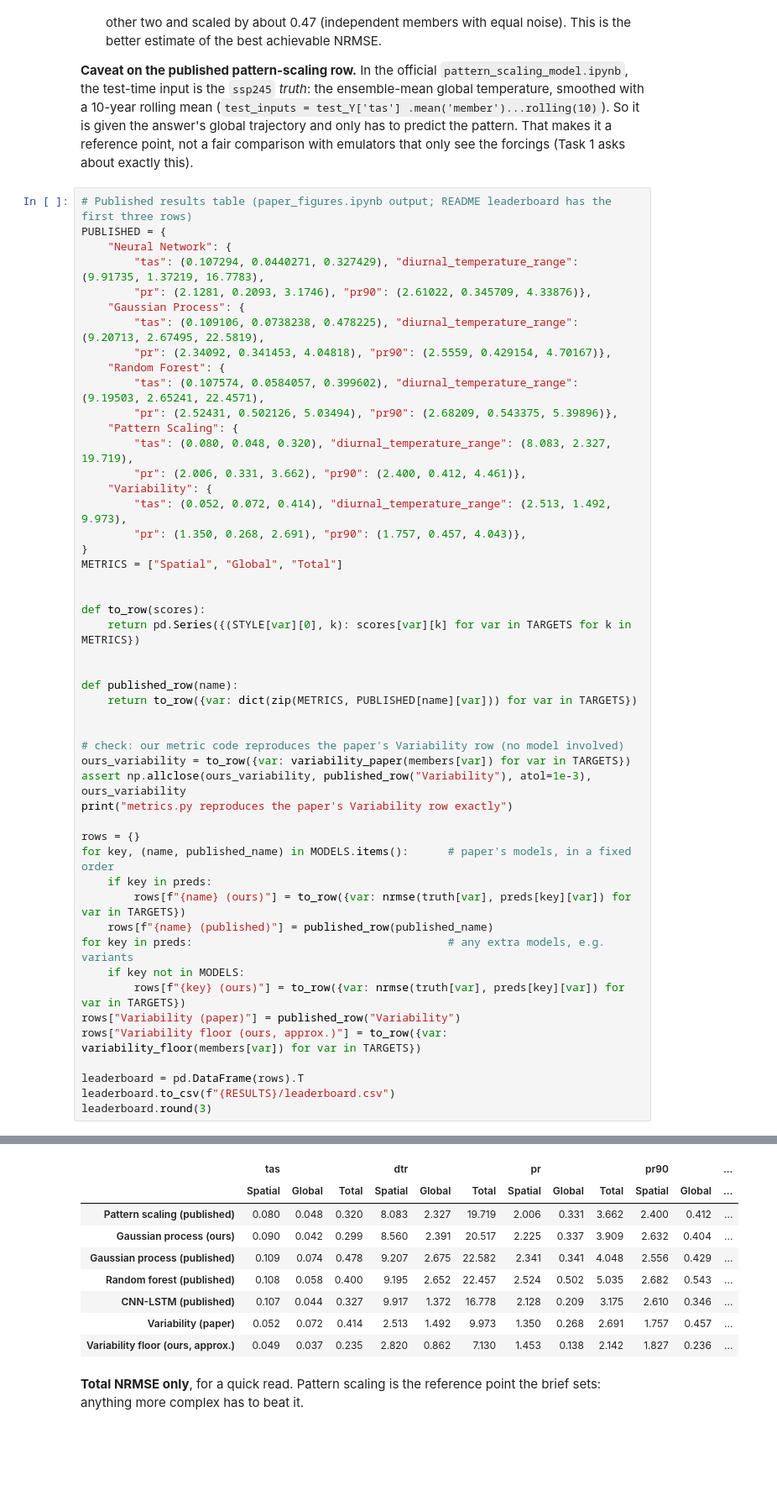
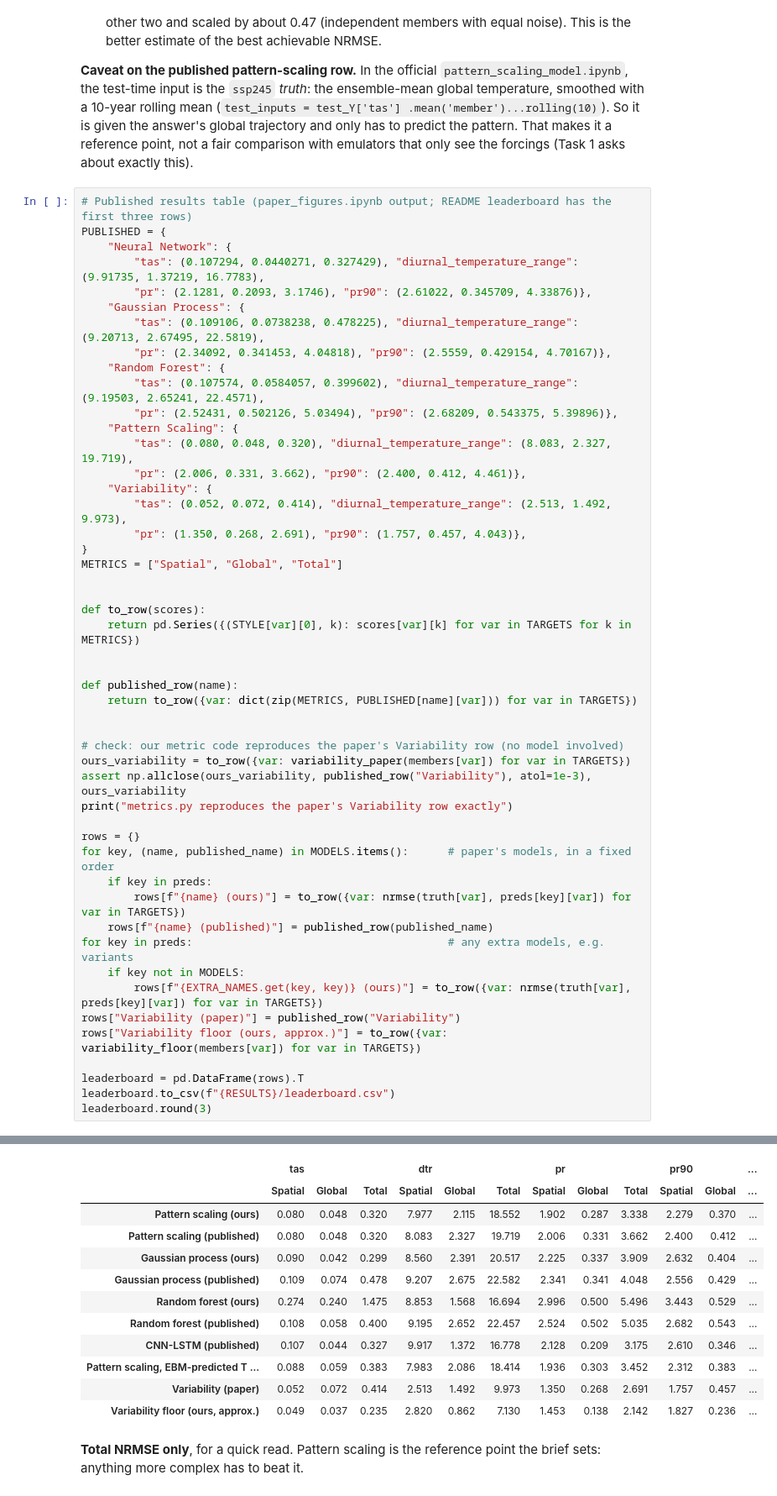
Before and after one commit to romanzrespicio/DSC180-D06-JCM-Project, a Jupyter notebook: notebooks/Week3_Leaderboard.ipynb, the cells around one changed output, grey strips where cells are left out. Shown at 84% size. Saved outputs shown, nothing was run; the diff lists cells and outputs as text; blank space fills up the shorter version.

```diff
--- a/notebooks/Week3_Leaderboard.ipynb
+++ b/notebooks/Week3_Leaderboard.ipynb
@@ -131,39 +137,42 @@ METRICS = ["Spatial", "Global", "Total"]
 def to_row(scores):
     return pd.Series({(STYLE[var][0], k): scores[var][k] for var in TARGETS for k in METRICS})
 
 
 def published_row(name):
     return to_row({var: dict(zip(METRICS, PUBLISHED[name][var])) for var in TARGETS})
 
 
 # check: our metric code reproduces the paper's Variability row (no model involved)
 ours_variability = to_row({var: variability_paper(members[var]) for var in TARGETS})
 assert np.allclose(ours_variability, published_row("Variability"), atol=1e-3), ours_variability
 print("metrics.py reproduces the paper's Variability row exactly")
 
 rows = {}
 for key, (name, published_name) in MODELS.items():      # paper's models, in a fixed order
     if key in preds:
         rows[f"{name} (ours)"] = to_row({var: nrmse(truth[var], preds[key][var]) for var in TARGETS})
     rows[f"{name} (published)"] = published_row(published_name)
 for key in preds:                                       # any extra models, e.g. variants
     if key not in MODELS:
-        rows[f"{key} (ours)"] = to_row({var: nrmse(truth[var], preds[key][var]) for var in TARGETS})
+        rows[f"{EXTRA_NAMES.get(key, key)} (ours)"] = to_row({var: nrmse(truth[var], preds[key][var]) for var in TARGETS})
 rows["Variability (paper)"] = published_row("Variability")
 rows["Variability floor (ours, approx.)"] = to_row({var: variability_floor(members[var]) for var in TARGETS})
 
 leaderboard = pd.DataFrame(rows).T
 leaderboard.to_csv(f"{RESULTS}/leaderboard.csv")
 leaderboard.round(3)
 # %% [output]
 metrics.py reproduces the paper's Variability row exactly
 |  | tas |  |  | dtr |  |  | pr |  |  | pr90 |  | ... |
 |  | Spatial | Global | Total | Spatial | Global | Total | Spatial | Global | Total | Spatial | Global | ... |
+| Pattern scaling (ours) | 0.080 | 0.048 | 0.320 | 7.977 | 2.115 | 18.552 | 1.902 | 0.287 | 3.338 | 2.279 | 0.370 | ... |
 | Pattern scaling (published) | 0.080 | 0.048 | 0.320 | 8.083 | 2.327 | 19.719 | 2.006 | 0.331 | 3.662 | 2.400 | 0.412 | ... |
 | Gaussian process (ours) | 0.090 | 0.042 | 0.299 | 8.560 | 2.391 | 20.517 | 2.225 | 0.337 | 3.909 | 2.632 | 0.404 | ... |
 | Gaussian process (published) | 0.109 | 0.074 | 0.478 | 9.207 | 2.675 | 22.582 | 2.341 | 0.341 | 4.048 | 2.556 | 0.429 | ... |
+| Random forest (ours) | 0.274 | 0.240 | 1.475 | 8.853 | 1.568 | 16.694 | 2.996 | 0.500 | 5.496 | 3.443 | 0.529 | ... |
 | Random forest (published) | 0.108 | 0.058 | 0.400 | 9.195 | 2.652 | 22.457 | 2.524 | 0.502 | 5.035 | 2.682 | 0.543 | ... |
 | CNN-LSTM (published) | 0.107 | 0.044 | 0.327 | 9.917 | 1.372 | 16.778 | 2.128 | 0.209 | 3.175 | 2.610 | 0.346 | ... |
+| Pattern scaling, EBM-predicted T ... | 0.088 | 0.059 | 0.383 | 7.983 | 2.086 | 18.414 | 1.936 | 0.303 | 3.452 | 2.312 | 0.383 | ... |
 | Variability (paper) | 0.052 | 0.072 | 0.414 | 2.513 | 1.492 | 9.973 | 1.350 | 0.268 | 2.691 | 1.757 | 0.457 | ... |
 | Variability floor (ours, approx.) | 0.049 | 0.037 | 0.235 | 2.820 | 0.862 | 7.130 | 1.453 | 0.138 | 2.142 | 1.827 | 0.236 | ... |
 # %% [markdown]
```
Also changed, not shown: parts of 7 cells of this notebook, 5 other files.
